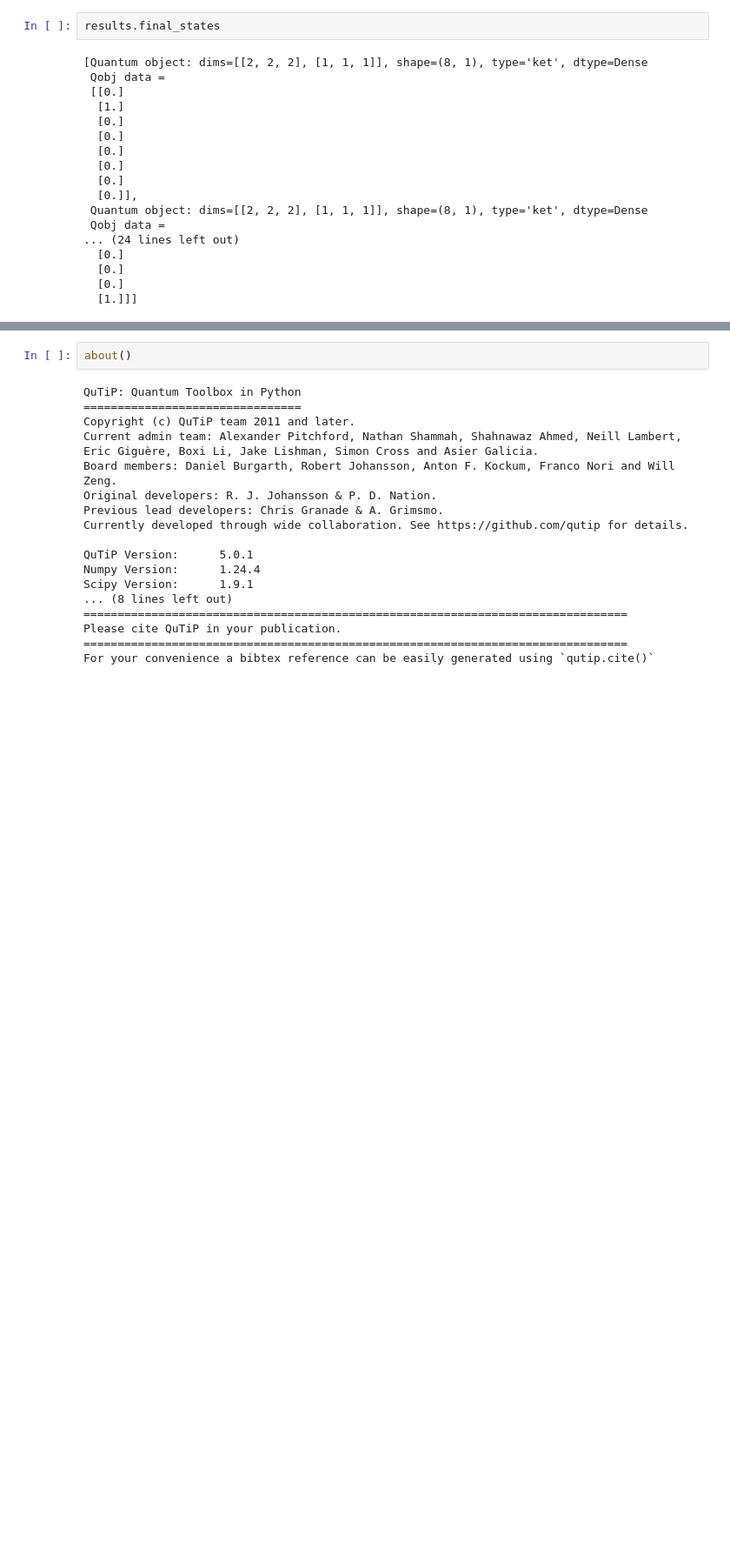
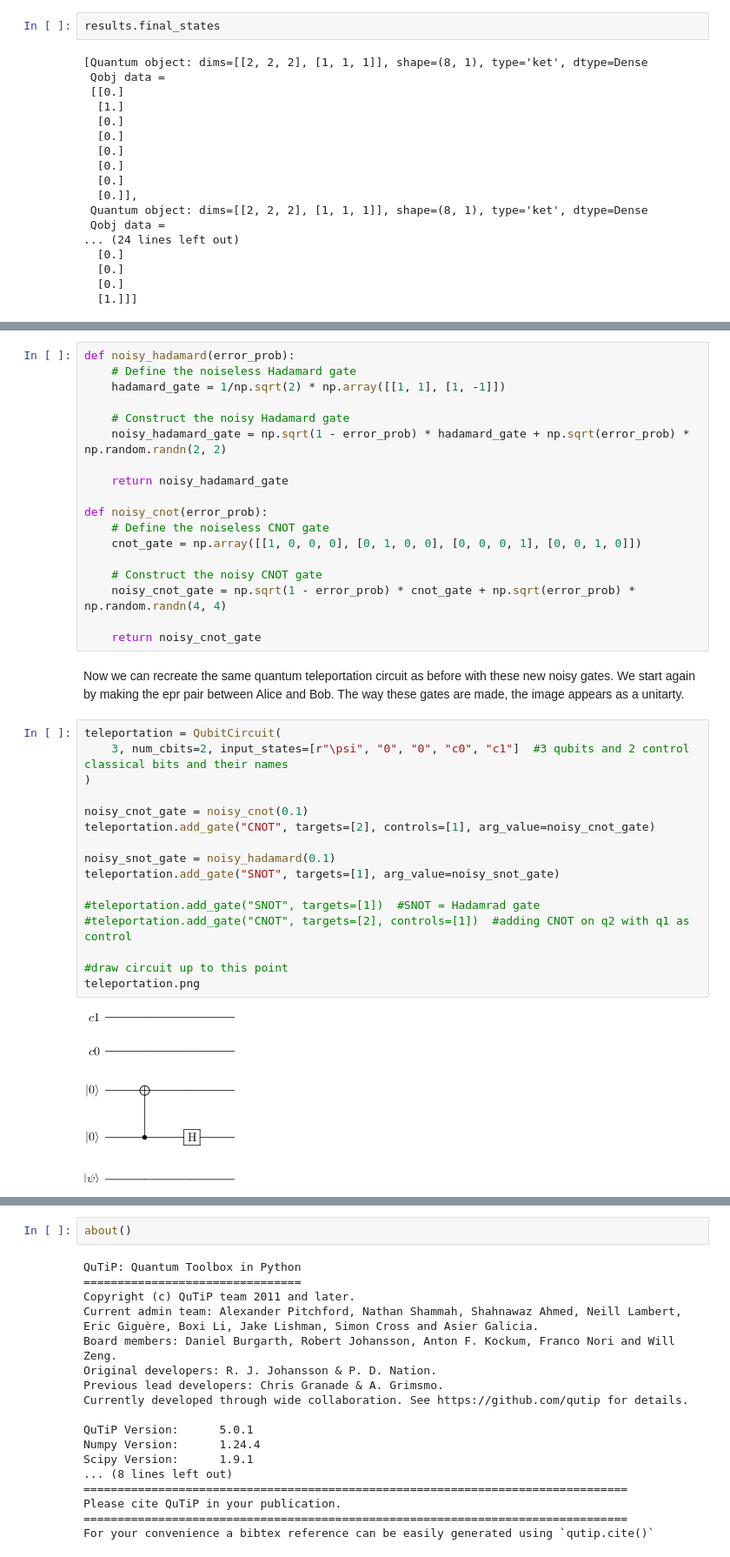
Before and after one commit to knsmith/QuantumSoftwareTutorials, a Jupyter notebook: QuTip Quantum Teleportation Circuit.ipynb, the cells around one changed output, grey strips where cells are left out. Shown at 87% size. Saved outputs shown, nothing was run; the diff lists cells and outputs as text; blank space fills up the shorter version.

```diff
--- a/QuTip Quantum Teleportation Circuit.ipynb
+++ b/QuTip Quantum Teleportation Circuit.ipynb
@@ -236,0 +271,38 @@ results.final_states
+# %%
+def noisy_hadamard(error_prob):
+    # Define the noiseless Hadamard gate
+    hadamard_gate = 1/np.sqrt(2) * np.array([[1, 1], [1, -1]])
+
+    # Construct the noisy Hadamard gate
+    noisy_hadamard_gate = np.sqrt(1 - error_prob) * hadamard_gate + np.sqrt(error_prob) * np.random.randn(2, 2)
+
+    return noisy_hadamard_gate
+
+def noisy_cnot(error_prob):
+    # Define the noiseless CNOT gate
+    cnot_gate = np.array([[1, 0, 0, 0], [0, 1, 0, 0], [0, 0, 0, 1], [0, 0, 1, 0]])
+
+    # Construct the noisy CNOT gate
+    noisy_cnot_gate = np.sqrt(1 - error_prob) * cnot_gate + np.sqrt(error_prob) * np.random.randn(4, 4)
+
+    return noisy_cnot_gate
+# %% [markdown]
+Now we can recreate the same quantum teleportation circuit as before with these new noisy gates. We start again by making the epr pair between Alice and Bob. The way these gates are made, the image appears as a unitarty.
+# %%
+teleportation = QubitCircuit(
+    3, num_cbits=2, input_states=[r"\psi", "0", "0", "c0", "c1"]  #3 qubits and 2 control classical bits and their names
+)
+
+noisy_cnot_gate = noisy_cnot(0.1)
+teleportation.add_gate("CNOT", targets=[2], controls=[1], arg_value=noisy_cnot_gate)
+
+noisy_snot_gate = noisy_hadamard(0.1)
+teleportation.add_gate("SNOT", targets=[1], arg_value=noisy_snot_gate)
+
+#teleportation.add_gate("SNOT", targets=[1])  #SNOT = Hadamrad gate
+#teleportation.add_gate("CNOT", targets=[2], controls=[1])  #adding CNOT on q2 with q1 as control
+
+#draw circuit up to this point
+teleportation.png
+# %% [output]
+[figure, added]
```
Also changed, not shown: parts of 32 cells of this notebook.
